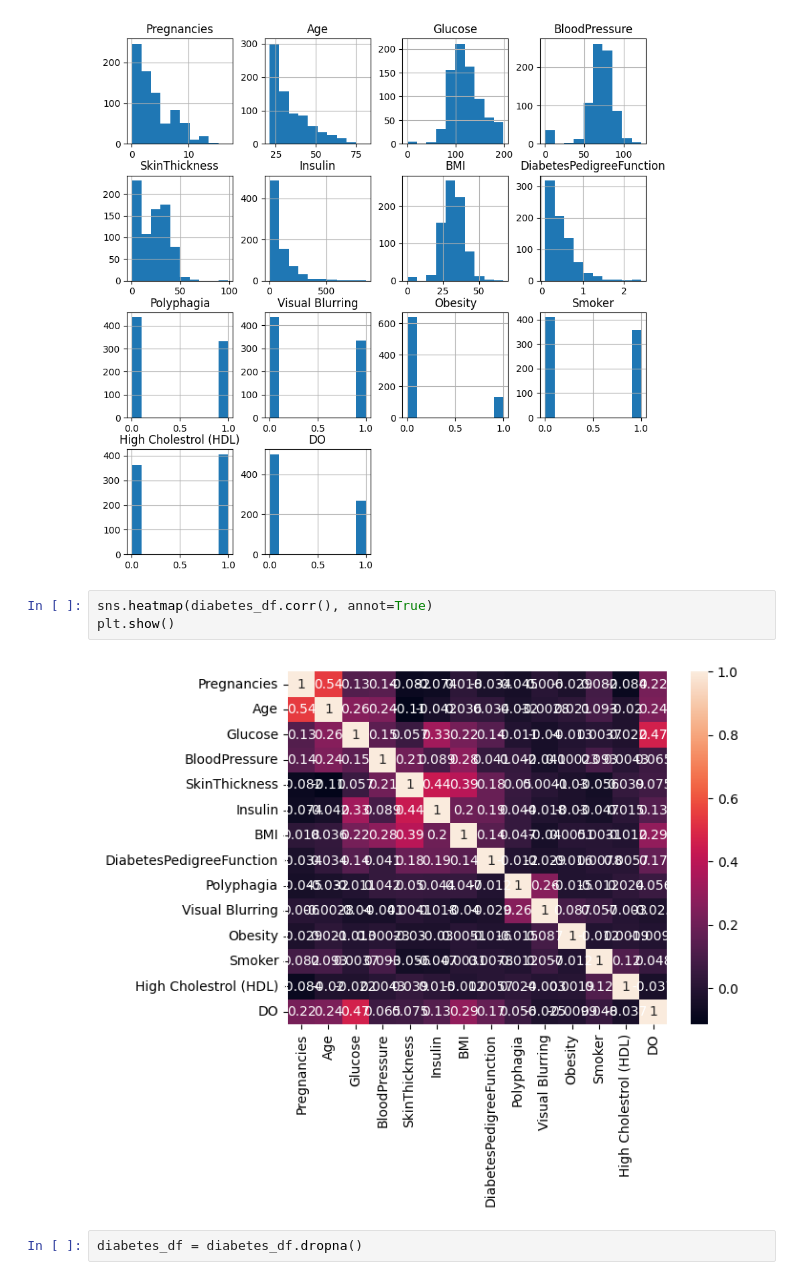
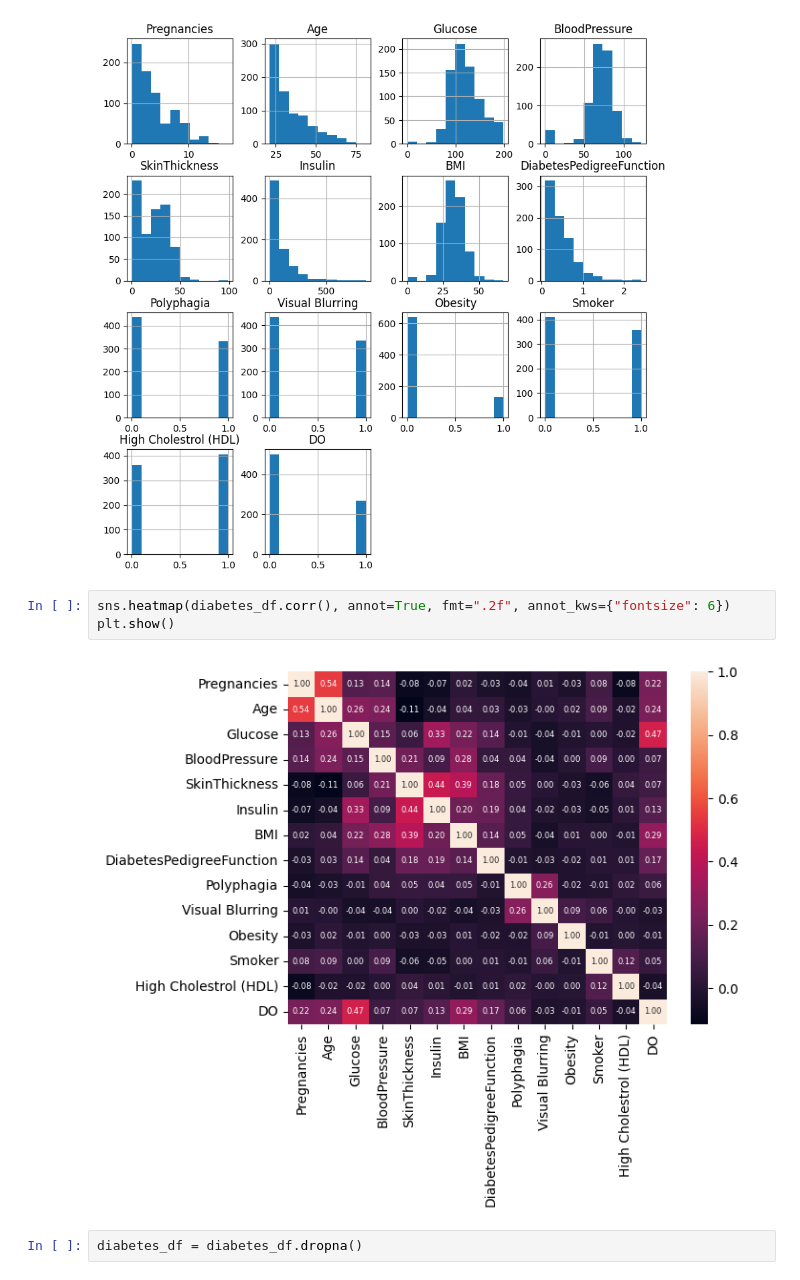
Before and after one commit to Novice1414/Final_Year_Project, a Jupyter notebook: DNN.ipynb, the cells around one changed output. Drawn from its saved outputs; the diff is of its cells as text.

```diff
--- a/DNN.ipynb
+++ b/DNN.ipynb
@@ -57,10 +61,10 @@ plt.show()
 # %% [output]
 [figure]
 # %%
-sns.heatmap(diabetes_df.corr(), annot=True)
+sns.heatmap(diabetes_df.corr(), annot=True, fmt=".2f", annot_kws={"fontsize": 6})
 plt.show()
 # %% [output]
-[figure, old version]
+[figure, new version]
 # %%
 diabetes_df = diabetes_df.dropna()
 # %% [markdown]
```
Also changed, not shown: parts of 27 cells of this notebook.
